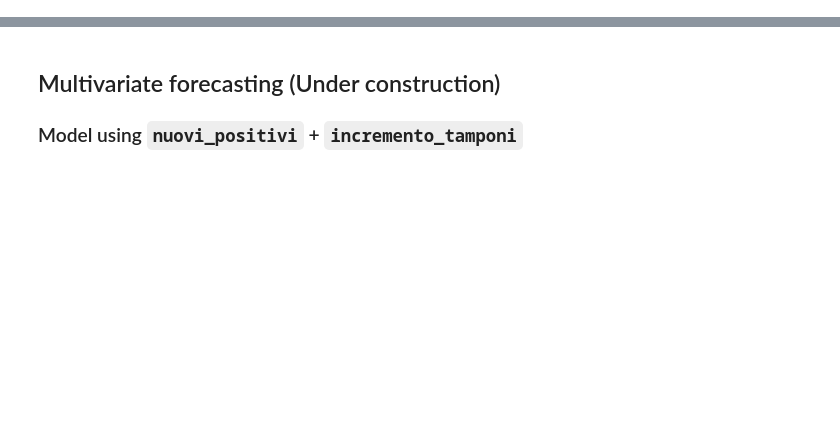
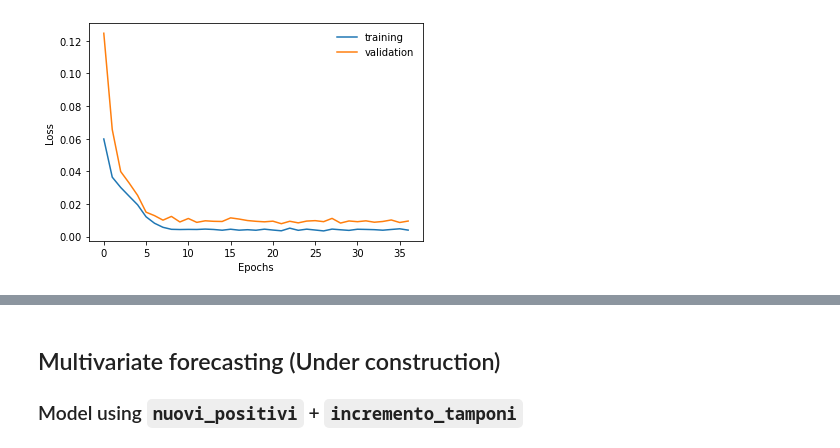
Before and after one commit to viventriglia/Cov19_DeepLearning_forecast, a Jupyter notebook: Cov19_DeepL_forecast.ipynb, the cells around one changed output, grey strips where cells are left out. Drawn from its saved outputs; the diff is of its cells as text; code cells hidden in the pictures; blank space fills up the shorter version.

```diff
--- a/Cov19_DeepL_forecast.ipynb
+++ b/Cov19_DeepL_forecast.ipynb
@@ -293,0 +263,3 @@ predizioni_gru = np.array(predizioni_gru)
+# %%
+history = model_gru.fit(X, y, epochs = 100, batch_size = 21, validation_split = 0.15, shuffle=False,
+                        callbacks=[early_stopping_monitor, model_checkpoint_callback])
@@ -293,0 +284,10 @@ predizioni_gru = np.array(predizioni_gru)
+# %%
+plt.plot(history.history['loss'], label='training')
+plt.plot(history.history['val_loss'], label='validation')
+
+plt.xlabel('Epochs')
+plt.ylabel('Loss')
+plt.legend(frameon=False)
+plt.show()
+# %% [output]
+[figure, added]
```
Also changed, not shown: parts of 37 cells of this notebook.
